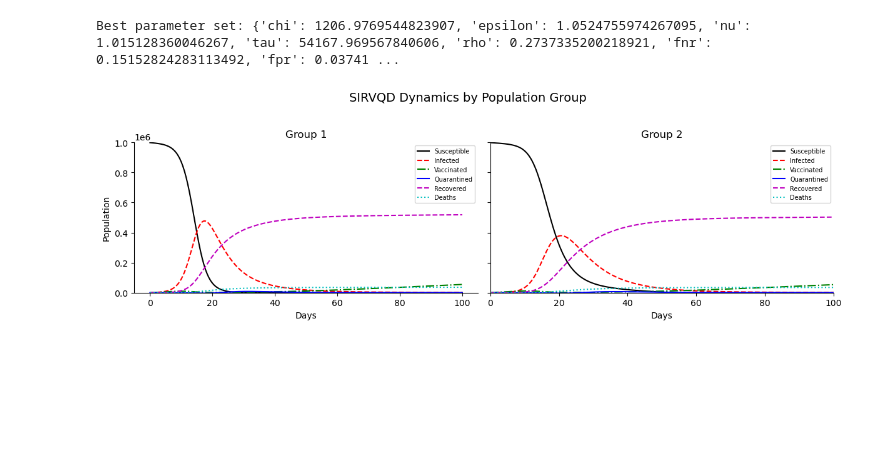
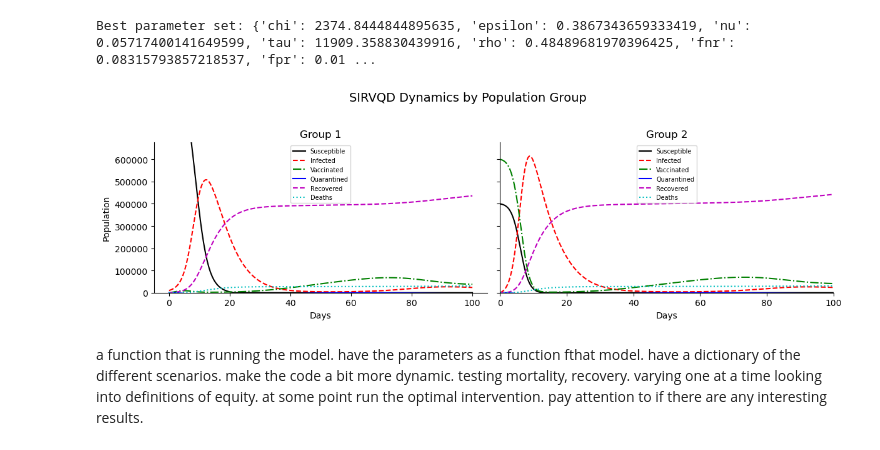
Before and after one commit to grace-ylin/Modelling-Disease-Transmission, a Jupyter notebook: Sampling-Parameters/N_Layers.ipynb, the cells around one changed output. Saved outputs shown, nothing was run; the diff lists cells and outputs as text; code cells hidden in the pictures; blank space fills up the shorter version.

```diff
--- a/Sampling-Parameters/N_Layers.ipynb
+++ b/Sampling-Parameters/N_Layers.ipynb
@@ -125,24 +125,27 @@ def diff_eqs(input, t, parameters, num_groups):
     return Y
 # %%
 #This defines the starting conditions for the system
-starting_infections = [0.001, 0.0001] #Add this in
-starting_vaccinations = [0, 0.001]
+starting_infections = [0.01, 0.0001] #Add this in
+starting_vaccinations = [0, 0.6]
 num_groups = len(starting_infections)
+group_populations = [10**6, 10**6, 10**6]
 
 INPUT_0 = []
 for i in range(num_groups):
     inf = starting_infections[i]
     vac = starting_vaccinations[i]
     sus = 1 - inf - vac
+    pop = group_populations[i]
 
     group_state = [0] * 17
     group_state[0] = sus
     group_state[4] = vac
     group_state[8] = inf
+    group_state = [val * pop for val in group_state]
 
     INPUT_0.extend(group_state)
 
-INPUT_0 = np.array(INPUT_0) * 10**6
+INPUT_0 = np.array(INPUT_0)
 
 R0 = 16
 CFR = 0.0653 # Case fatality rate
@@ -313,7 +316,7 @@ for sample in scaled_samples:
         best_params = sample
 print("Best parameter set:", dict(zip(param_names, best_params)))
 # %% [output]
-Best parameter set: {'chi': 1206.9769544823907, 'epsilon': 1.0524755974267095, 'nu': 1.015128360046267, 'tau': 54167.969567840606, 'rho': 0.2737335200218921, 'fnr': 0.15152824283113492, 'fpr': 0.03741 ...
+Best parameter set: {'chi': 2374.8444844895635, 'epsilon': 0.3867343659333419, 'nu': 0.05717400141649599, 'tau': 11909.358830439916, 'rho': 0.48489681970396425, 'fnr': 0.08315793857218537, 'fpr': 0.01 ...
 # %%
 def unpack_params(best_params, num_groups):
     """
@@ -374,32 +377,40 @@ if num_groups == 1:
 
 for i in range(num_groups):
     offset = compartments_per_group * i
     S_total = RES_init[:, offset + 0] + RES_init[:, offset + 1] + RES_init[:, offset + 2] + RES_init[:, offset + 3]  # S_nt + S_wt + S_tp + S_tn
     I_total = RES_init[:, offset + 8] + RES_init[:, offset + 9] + RES_init[:, offset + 10]  # I_nt + I_wt + I_tn
     V_total = RES_init[:, offset + 4] + RES_init[:, offset + 5] + RES_init[:, offset + 6] + RES_init[:, offset + 7]  # V_nt + V_wt + V_tp + V_tn
     Q = RES_init[:, offset + 11]
     R = RES_init[:, offset + 12] + RES_init[:, offset + 13] + RES_init[:, offset + 14] + RES_init[:, offset + 15]  # all R types
     D = RES_init[:, offset + 16]
 
     axs[i].plot(t_vals, S_total, '-k', label='Susceptible')
     axs[i].plot(t_vals, I_total, '--r', label='Infected')
     axs[i].plot(t_vals, V_total, '-.g', label='Vaccinated')
     axs[i].plot(t_vals, Q, '-b', label='Quarantined')
     axs[i].plot(t_vals, R, '--m', label='Recovered')
     axs[i].plot(t_vals, D, ':c', label='Deaths')
 
     axs[i].set_title(f'Group {i+1}')
     axs[i].set_xlabel('Days')
     axs[i].spines['top'].set_visible(False)
     axs[i].spines['right'].set_visible(False)
     axs[i].legend(fontsize=7)
+    axs[i].set_ylim(0, max(np.max(S_total), np.max(I_total), np.max(V_total), np.max(Q), np.max(R), np.max(D)) * 1.1)
 
 axs[0].set_ylabel('Population')
 plt.suptitle("SIRVQD Dynamics by Population Group", fontsize=14)
 plt.tight_layout(rect=[0, 0.03, 1, 0.95])
 plt.xlim([0, ND_end])
-plt.ylim([0, sum(INPUT_0)/num_groups])
 plt.savefig("SIRVQD_N_groups.png", bbox_inches="tight")
 plt.show()
 # %% [output]
-[figure, old version]
+[figure, new version]
+# %% [markdown]
+a function that is running the model. have the parameters as a function fthat model. have a dictionary of the different scenarios.
+make the code a bit more dynamic.
+testing mortality, recovery.
+varying one at a time
+looking into definitions of equity.
+at some point run the optimal intervention.
+pay attention to if there are any interesting results.
```
Also changed, not shown: 5 other files.
